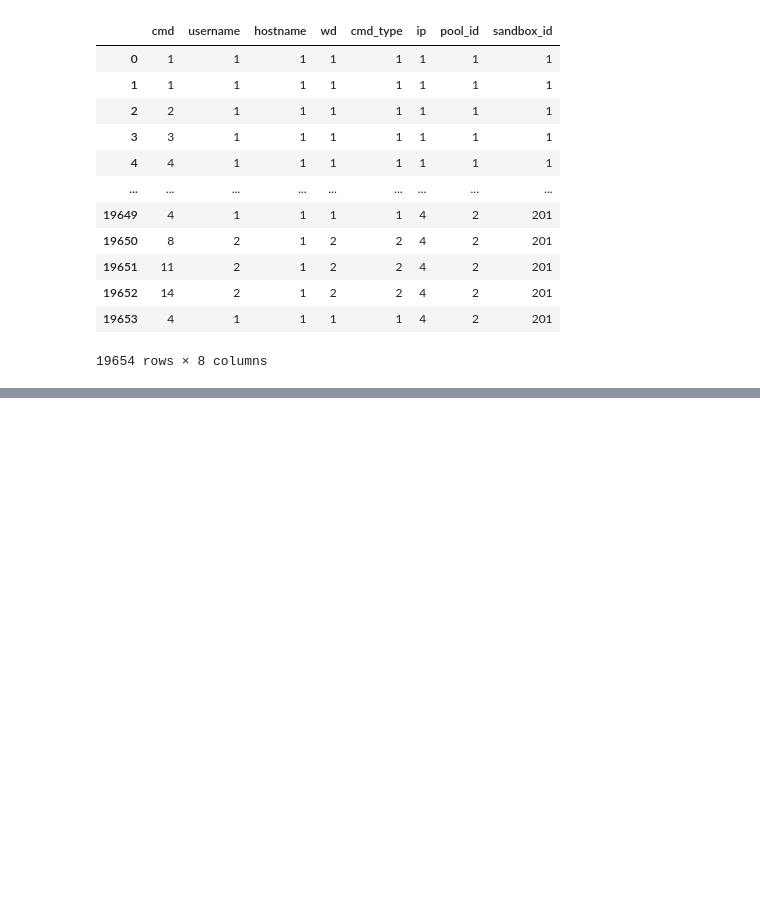
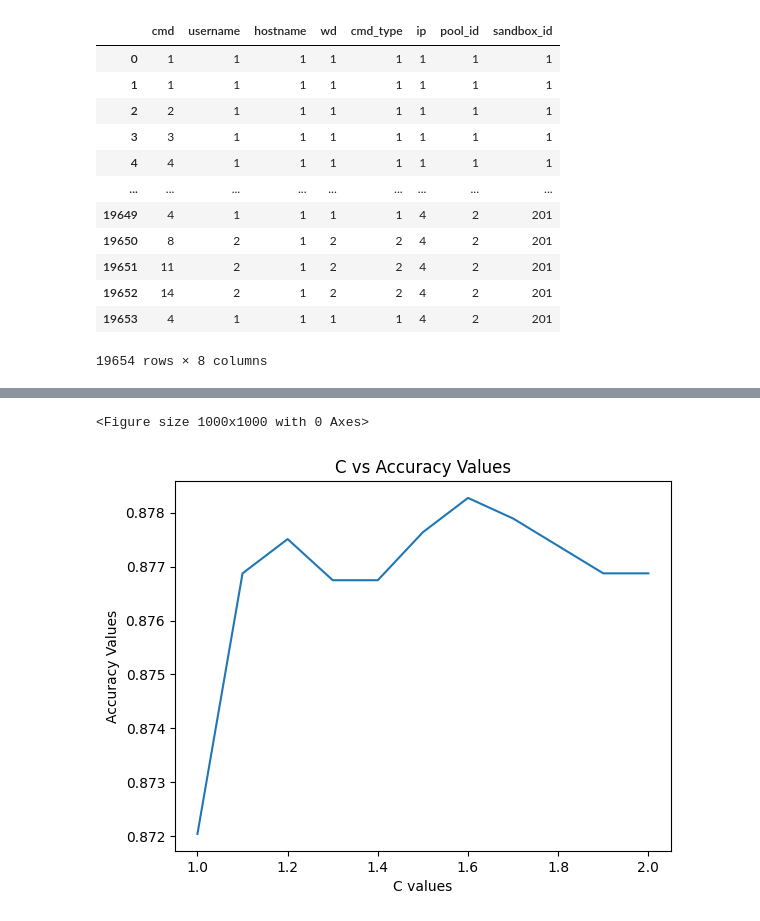
Before and after one commit to taylan32/data_mining, a Jupyter notebook: data_analysis.ipynb, the cells around one changed output, grey strips where cells are left out. Cells and saved outputs as stored; diff of their text form; code cells hidden in the pictures; blank space fills up the shorter version.

```diff
--- a/data_analysis.ipynb
+++ b/data_analysis.ipynb
@@ -184,0 +289,14 @@ mse:  0.12243513651008987
+# %%
+cList = [1.0,1.1, 1.2, 1.3, 1.4, 1.5, 1.6, 1.7, 1.8,1.9, 2.0]
+mseList = []
+accuracyList = []
+for c in cList:
+    svc = SVC(C=c)
+    svc.fit(X_train, y_train)
+    accuracy = svc.score(X_test, y_test)
+    y_predict = svc.predict(X_test)
+    mse = mean_squared_error(y_pred= y_predict, y_true=y_test)
+    print(f"accuracy for c={c}: {accuracy}: ")
+    print(f"mse for c={c}: {mse}")
+    mseList.append(mse)
+    accuracyList.append(accuracy)
@@ -184,0 +321,11 @@ mse:  0.12243513651008987
+# %%
+plt.figure(figsize=(10,10))
+fig, ax = plt.subplots()
+ax.plot(cList, accuracyList)
+plt.xlabel("C values")
+plt.ylabel("Accuracy Values")
+plt.title("C vs Accuracy Values")
+plt.show()
+# %% [output]
+<Figure size 1000x1000 with 0 Axes>
+[figure, added]
```
Also changed, not shown: parts of 23 cells of this notebook.
